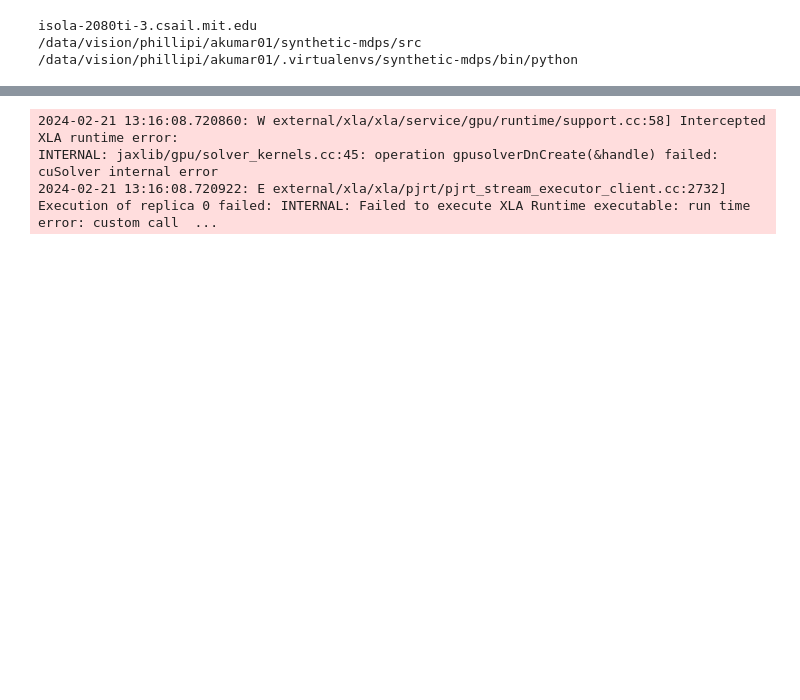
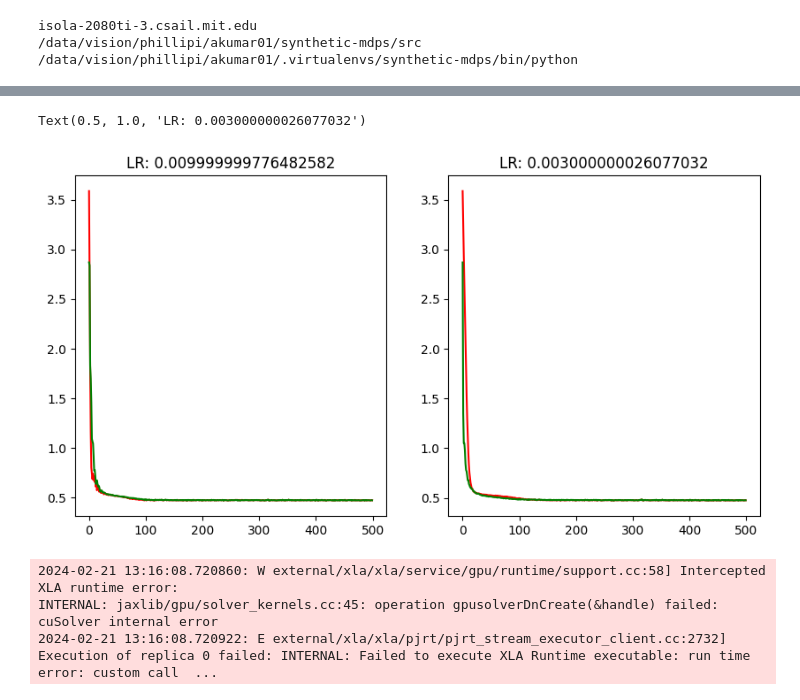
Before and after one commit to akarshkumar0101/synthetic-mdps, a Jupyter notebook: src/distillation.ipynb, the cells around one changed output, grey strips where cells are left out. Cells and saved outputs as stored; diff of their text form; code cells hidden in the pictures; blank space fills up the shorter version.

```diff
--- a/src/distillation.ipynb
+++ b/src/distillation.ipynb
@@ -68,3 +179,20 @@ print(jax.tree_map(lambda x: x.shape, dataset_syn))
+# %%
+best_lr_idx_scratch = ces_scratch.mean(axis=(0, -1, -2)).argmin()
+best_lr_idx_syn = ces_syn.mean(axis=(0, -1, -2)).argmin()
+plt.figure(figsize=(10, 5))
+plt.subplot(121)
+plt.plot(ces_scratch.mean(axis=(0, -1))[best_lr_idx_scratch], label='scratch', c='r')
+plt.plot(ces_syn.mean(axis=(0, -1))[best_lr_idx_scratch], label='syn', c='g')
+plt.title(f"LR: {lrs[best_lr_idx_scratch]}")
+# plt.ylim(0.04, 0.1)
+plt.subplot(122)
+plt.plot(ces_scratch.mean(axis=(0, -1))[best_lr_idx_syn], label='scratch', c='r')
+plt.plot(ces_syn.mean(axis=(0, -1))[best_lr_idx_syn], label='syn', c='g')
+plt.title(f"LR: {lrs[best_lr_idx_syn]}")
+# plt.ylim(0.04, 0.1)
+# %% [output]
+Text(0.5, 1.0, 'LR: 0.003000000026077032')
+[figure, added]
 # %%
 agent = BCTransformer(n_acts=3, n_layers=4, n_heads=8, d_embd=256, n_steps=128)
 # %%
```
Also changed, not shown: parts of 19 cells of this notebook, 2 other files.
